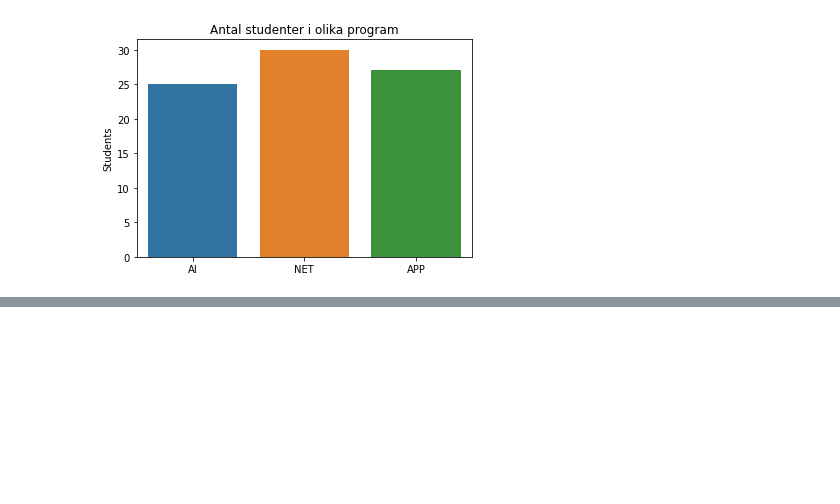
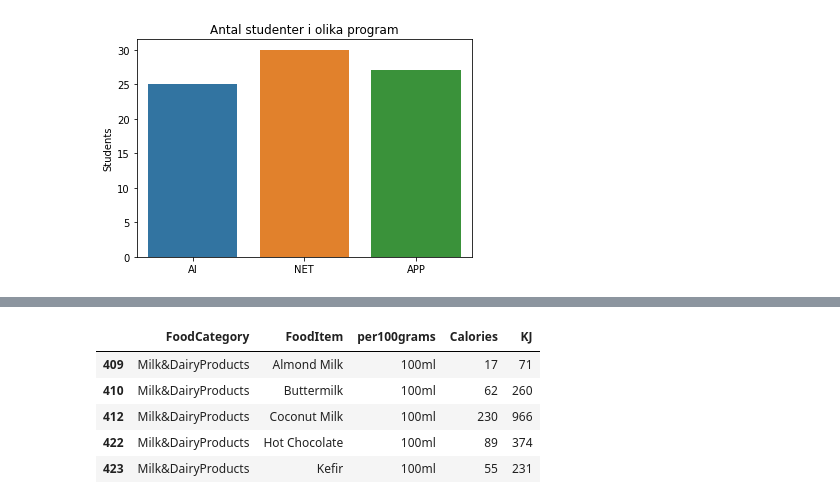
Before and after one commit to Lelelass/Databehandling-21, a Jupyter notebook: Code-alongs/pandas-basics.ipynb, the cells around one changed output, grey strips where cells are left out. Saved outputs shown, nothing was run; the diff lists cells and outputs as text; code cells hidden in the pictures; blank space fills up the shorter version.

```diff
--- a/Code-alongs/pandas-basics.ipynb
+++ b/Code-alongs/pandas-basics.ipynb
@@ -112,0 +155,11 @@ print(df[df["FoodCategory"] == "CannedFruit"])
+# %%
+solids = calories[calories["per100grams"] == "100g"]
+liquids = calories[calories["per100grams"] == "100ml"]
+liquids.head()
+# %% [output]
+|  | FoodCategory | FoodItem | per100grams | Calories | KJ |
+| 409 | Milk&DairyProducts | Almond Milk | 100ml | 17 | 71 |
+| 410 | Milk&DairyProducts | Buttermilk | 100ml | 62 | 260 |
+| 412 | Milk&DairyProducts | Coconut Milk | 100ml | 230 | 966 |
+| 422 | Milk&DairyProducts | Hot Chocolate | 100ml | 89 | 374 |
+| 423 | Milk&DairyProducts | Kefir | 100ml | 55 | 231 |
```
Also changed, not shown: parts of 9 cells of this notebook.
